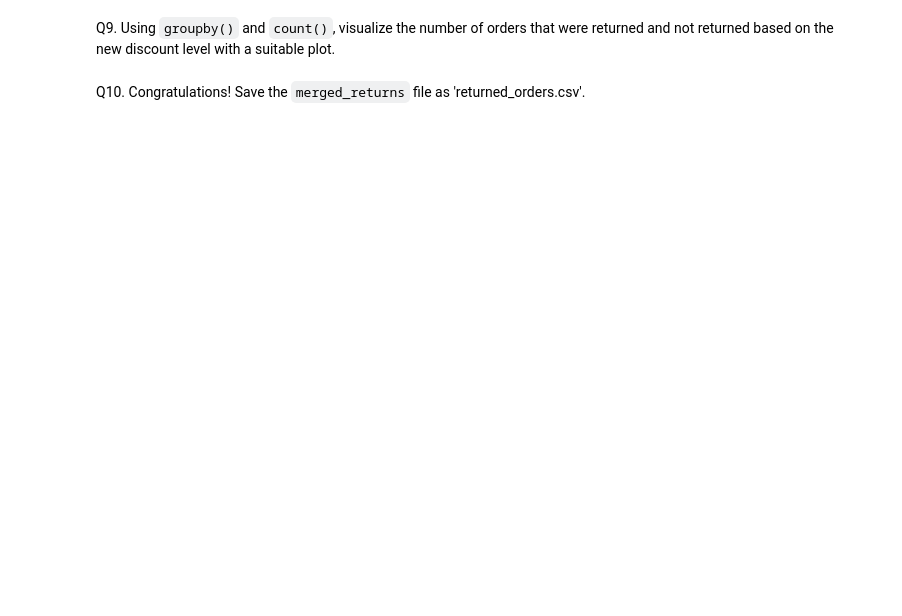
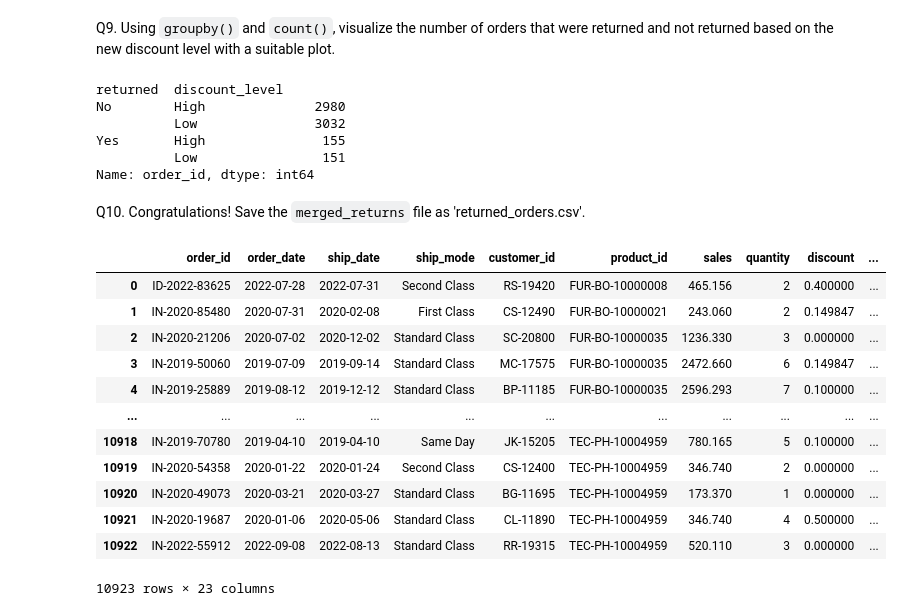
Before and after one commit to tivendren/Kyouth_DataScience_Materials, a Jupyter notebook: Unit-1/Unit-1-05-Data-Wrangling/lesson-2-grouping-and-summarizing-data/groups_summarize-TivendrenSugumaren.ipynb, the cells around one changed output. Cells and saved outputs as stored; diff of their text form; code cells hidden in the pictures; blank space fills up the shorter version.

```diff
--- a/Unit-1/Unit-1-05-Data-Wrangling/lesson-2-grouping-and-summarizing-data/groups_summarize-TivendrenSugumaren.ipynb
+++ b/Unit-1/Unit-1-05-Data-Wrangling/lesson-2-grouping-and-summarizing-data/groups_summarize-TivendrenSugumaren.ipynb
@@ -463,5 +489,14 @@ Q8. Apply the function `discount_level` to the `discount` column of `merged_retu
 Q9. Using `groupby()` and `count()`, visualize the number of orders that were returned and not returned based on the new discount level with a suitable plot.
 # %%
 #Q9 answer
+
+merged_returns.groupby(["returned","discount_level"])["order_id"].count()
+# %% [output]
+returned  discount_level
+No        High              2980
+          Low               3032
+Yes       High               155
+          Low                151
+Name: order_id, dtype: int64
 # %% [markdown]
 Q10. Congratulations! Save the `merged_returns` file as 'returned_orders.csv'.
@@ -469,0 +507,17 @@ Q10. Congratulations! Save the `merged_returns` file as 'returned_orders.csv'.
+# %%
+lolo=pd.read_csv("../lesson-2-grouping-and-summarizing-data/returned_orders.csv")
+lolo
+# %% [output]
+|  | order_id | order_date | ship_date | ship_mode | customer_id | product_id | sales | quantity | discount | ... |
+| 0 | ID-2022-83625 | 2022-07-28 | 2022-07-31 | Second Class | RS-19420 | FUR-BO-10000008 | 465.156 | 2 | 0.400000 | ... |
+| 1 | IN-2020-85480 | 2020-07-31 | 2020-02-08 | First Class | CS-12490 | FUR-BO-10000021 | 243.060 | 2 | 0.149847 | ... |
+| 2 | IN-2020-21206 | 2020-07-02 | 2020-12-02 | Standard Class | SC-20800 | FUR-BO-10000035 | 1236.330 | 3 | 0.000000 | ... |
+| 3 | IN-2019-50060 | 2019-07-09 | 2019-09-14 | Standard Class | MC-17575 | FUR-BO-10000035 | 2472.660 | 6 | 0.149847 | ... |
+| 4 | IN-2019-25889 | 2019-08-12 | 2019-12-12 | Standard Class | BP-11185 | FUR-BO-10000035 | 2596.293 | 7 | 0.100000 | ... |
+| ... | ... | ... | ... | ... | ... | ... | ... | ... | ... | ... |
+| 10918 | IN-2019-70780 | 2019-04-10 | 2019-04-10 | Same Day | JK-15205 | TEC-PH-10004959 | 780.165 | 5 | 0.100000 | ... |
+| 10919 | IN-2020-54358 | 2020-01-22 | 2020-01-24 | Second Class | CS-12400 | TEC-PH-10004959 | 346.740 | 2 | 0.000000 | ... |
+| 10920 | IN-2020-49073 | 2020-03-21 | 2020-03-27 | Standard Class | BG-11695 | TEC-PH-10004959 | 173.370 | 1 | 0.000000 | ... |
+| 10921 | IN-2020-19687 | 2020-01-06 | 2020-05-06 | Standard Class | CL-11890 | TEC-PH-10004959 | 346.740 | 4 | 0.500000 | ... |
+| 10922 | IN-2022-55912 | 2022-09-08 | 2022-08-13 | Standard Class | RR-19315 | TEC-PH-10004959 | 520.110 | 3 | 0.000000 | ... |
+10923 rows × 23 columns
```
Also changed, not shown: parts of 8 cells of this notebook, 8 other files.
